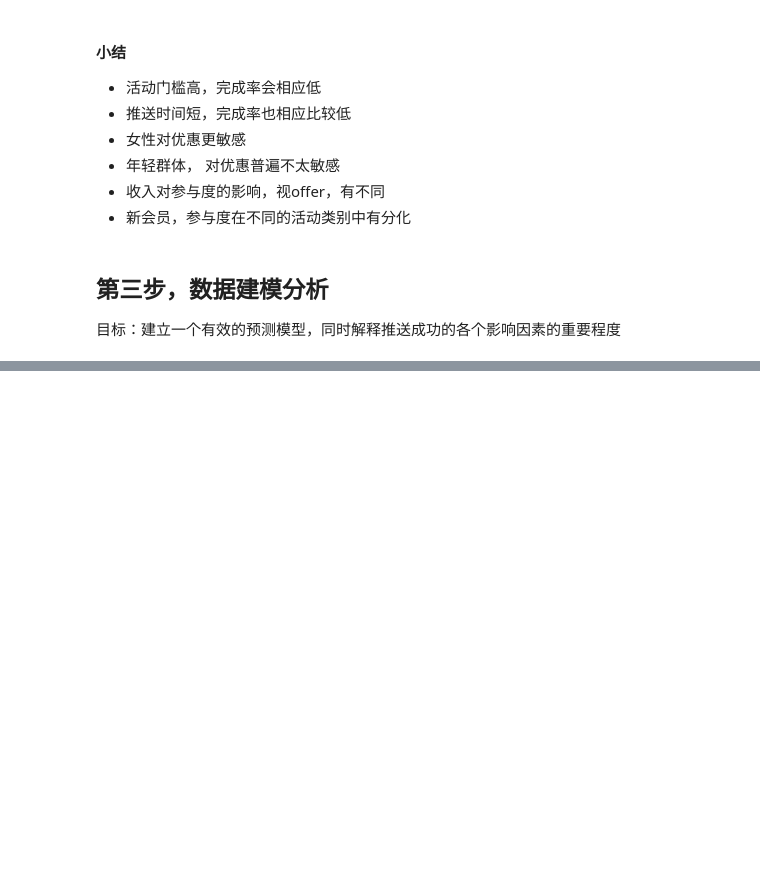
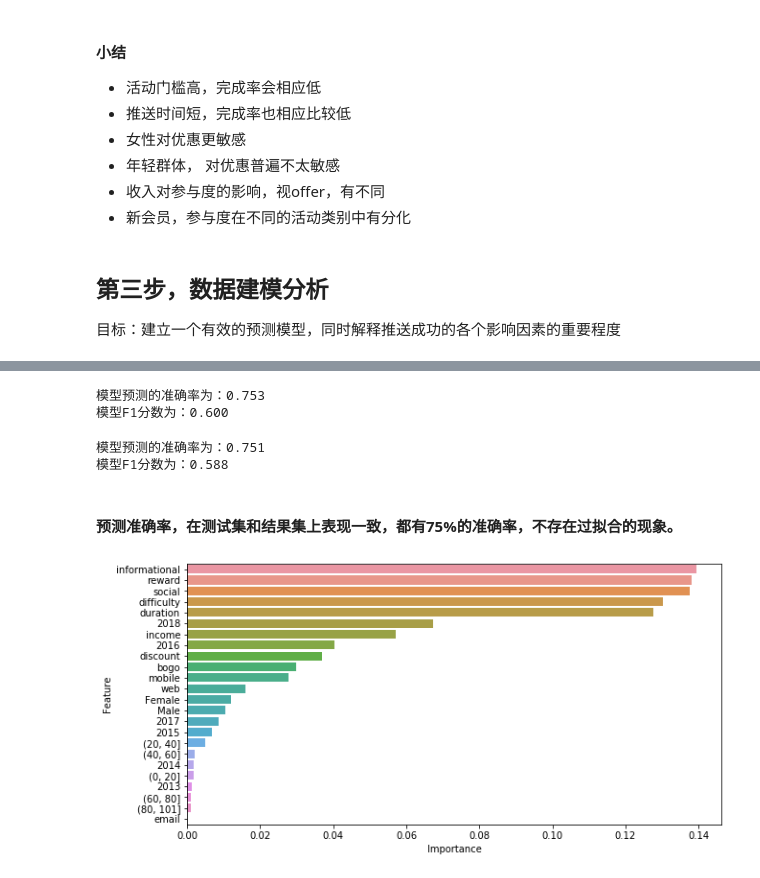
Before and after one commit to heroqsx/Starbucks_Project, a Jupyter notebook: Starbucks_Capstone_notebook-zh.ipynb, the cells around one changed output, grey strips where cells are left out. Saved outputs shown, nothing was run; the diff lists cells and outputs as text; code cells hidden in the pictures; blank space fills up the shorter version.

```diff
--- a/Starbucks_Capstone_notebook-zh.ipynb
+++ b/Starbucks_Capstone_notebook-zh.ipynb
@@ -663,0 +718,34 @@ visualize_output("0b1e1539f2cc45b7b9fa7c272da2e1d7")
+# %%
+# 分类模型建立
+clf = RandomForestClassifier(random_state=state)
+
+# 随机森林模型的可调整参数
+n_estimators = [5, 10, 50, 100, 200]
+max_depth = [2, 4, 8, 16, None]
+min_samples_split = [2, 4, 8, 16]
+min_samples_leaf = [1, 2, 4]
+max_features = ['auto', 'sqrt']
+
+# Create the random grid
+random_grid = {
+    "n_estimators": n_estimators,
+    "max_depth": max_depth,
+    "max_features": max_features,
+    "min_samples_split": min_samples_split,
+    "min_samples_leaf": min_samples_leaf}
+
+# beta值为0.5，recall和precision等权重，就是F1 score了
+scorer = make_scorer(fbeta_score, beta=0.5)
+
+# 随机搜索，交叉验证，找到最佳参数
+# 运行大约10分钟
+rf_random = RandomizedSearchCV(estimator = clf,
+                                param_distributions = random_grid,
+                                scoring=scorer,
+                                n_iter = 100,
+                                cv = 3,
+                                verbose=2,
+                                random_state=state,
+                                n_jobs = 3)
+
+rf_random.fit(X_train, y_train)
@@ -663,0 +775,36 @@ visualize_output("0b1e1539f2cc45b7b9fa7c272da2e1d7")
+# %%
+# 模型在测试集上的表现
+y_pred = rf_random.predict(X_train)
+
+clf_accuracy = accuracy_score(y_train, y_pred)
+clf_f1_score = f1_score(y_train, y_pred)
+
+print("模型预测的准确率为：{:.3f}".format(clf_accuracy))
+print("模型F1分数为：{:.3f}".format(clf_f1_score))
+# %% [output]
+模型预测的准确率为：0.753
+模型F1分数为：0.600
+# %%
+# 模型在测试集上的表现
+y_pred = rf_random.predict(X_test)
+
+clf_accuracy = accuracy_score(y_test, y_pred)
+clf_f1_score = f1_score(y_test, y_pred)
+
+print("模型预测的准确率为：{:.3f}".format(clf_accuracy))
+print("模型F1分数为：{:.3f}".format(clf_f1_score))
+# %% [output]
+模型预测的准确率为：0.751
+模型F1分数为：0.588
+# %% [markdown]
+#### 预测准确率，在测试集和结果集上表现一致，都有75%的准确率，不存在过拟合的现象。
+# %%
+# 因子重要程度展示
+importance = pd.DataFrame(list(zip(list(features.columns.values), rf_random.best_estimator_.feature_importances_)),
+                          columns=["Feature", "Importance"])
+importance = importance.sort_values("Importance", ascending=False)
+plt.figure(figsize=(10, 5))
+sns.barplot(x="Importance", y="Feature", data=importance)
+plt.show()
+# %% [output]
+[figure, added]
```
Also changed, not shown: parts of 20 cells of this notebook, 1 other file.
